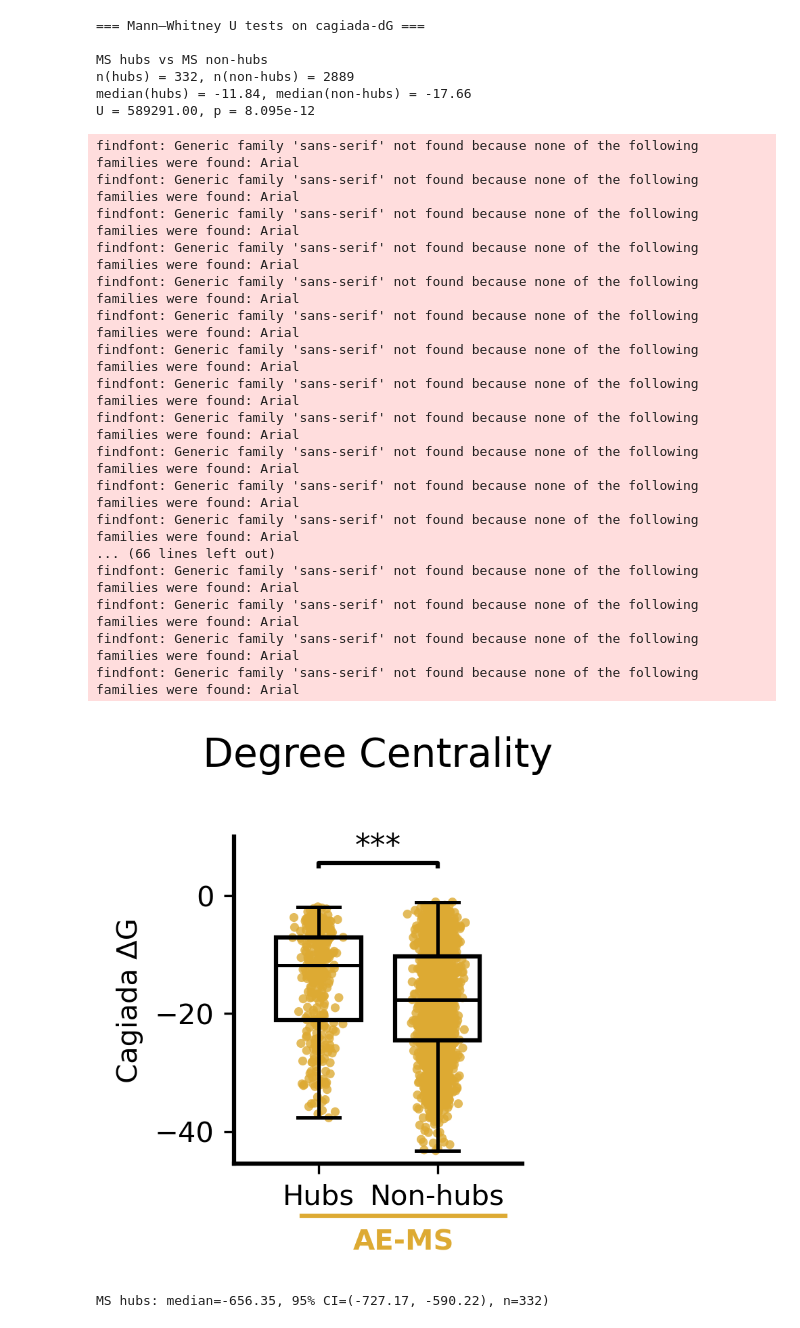
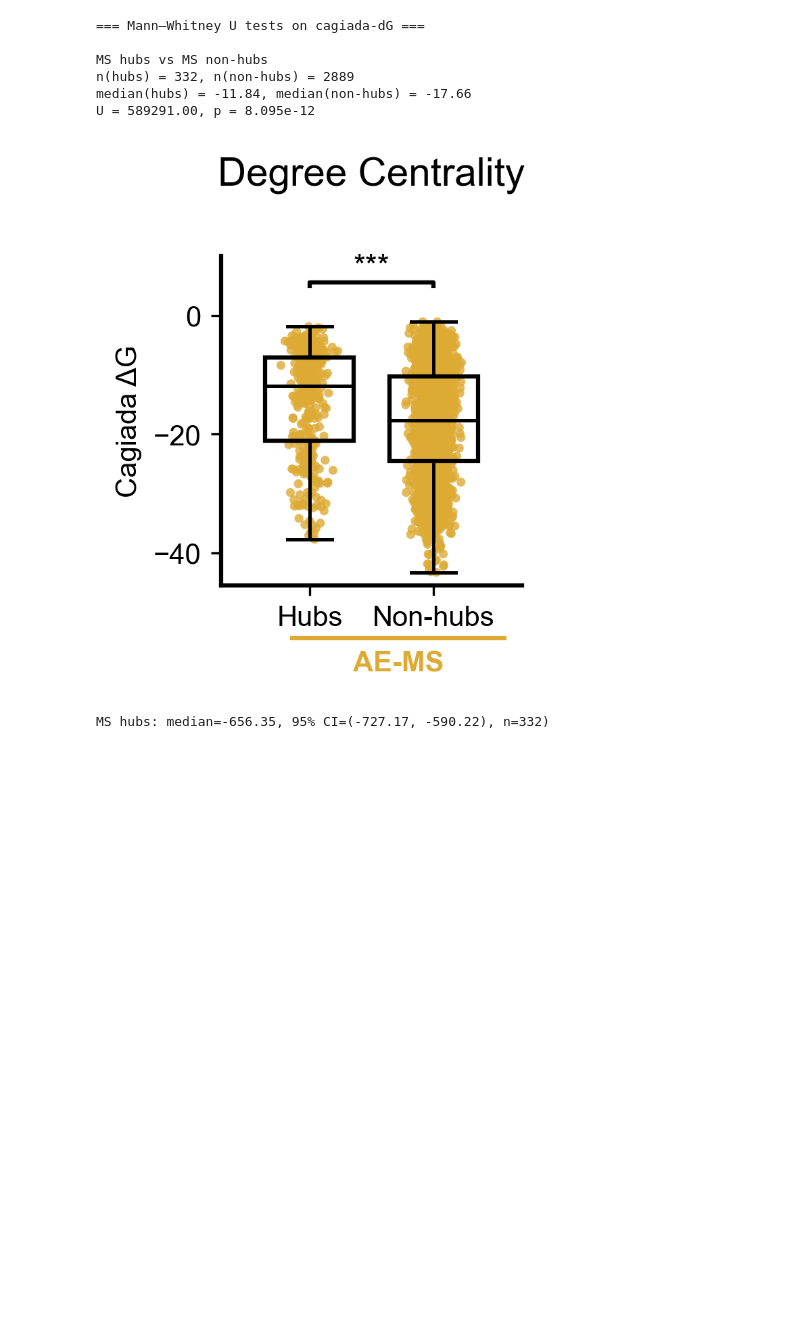
Before and after one commit to NCEMS/energetic-origins-of-PPI-connectivity, a Jupyter notebook: analysis-notebooks/from-muskan/3-figure-v2.ipynb.ipynb, the cells around one changed output. Drawn from its saved outputs; the diff is of its cells as text; code cells hidden in the pictures; blank space fills up the shorter version.

```diff
--- a/analysis-notebooks/from-muskan/3-figure-v2.ipynb.ipynb
+++ b/analysis-notebooks/from-muskan/3-figure-v2.ipynb.ipynb
@@ -209,7 +209,7 @@ for pos, (vals, color) in zip(positions, zip(group_vals, group_colors)):
 # --- Boxplots on top: outlines only, no fill, no fliers ---
 bp = ax.boxplot(
     group_vals,
-    labels=["Hubs", "Non\u2011hubs"],
+    labels=["Hubs", "Non-hubs"],
     positions=[1, 1.7],
     widths=0.5,
     patch_artist=True,
@@ -440,7 +423,7 @@ for pos, (vals, color) in zip(positions, zip(group_vals, group_colors)):
 # --- Boxplots on top: outlines only, no fill, no fliers ---
 bp = ax.boxplot(
     group_vals,
-    labels=["Hubs", "Non\u2011hubs"],
+    labels=["Hubs", "Non-hubs"],
     positions=[1, 1.7],
     widths=0.5,
     patch_artist=True,
@@ -480,51 +463,34 @@ ax.set_ylim(y_min * 1.05, y_max)   # 5% padding at bottom, 0 at top
 bracket_y = 5  # you can adjust: -1, -3, -5 depending on taste
 add_bracket_with_text(ax, positions[0], positions[1], bracket_y, "***")
 
 # === Horizontal lines + labels under the groups ===
 # Use x-axis transform so these sit below the x-axis, not in data (log) space
 trans = ax.get_xaxis_transform()  # x in data coords, y in axis fraction (0–1)
 
 # AE-MS group label under x-axis
 ax.plot(
     [0.9, 2.1], [-0.16, -0.16],
     transform=trans,
     clip_on=False,
     color=MS_COLOR,
     lw=1.5,
 )
 ax.text(
     1.5, -0.20, "AE-MS",
     transform=trans,
     ha="center",
     va="top",
     fontsize=10,
     fontweight="bold",
     color=MS_COLOR,
 )
 
 plt.xticks(fontsize=10)
 plt.tight_layout()
 plt.savefig(f"{OUT_PATH}3b-2.svg")
 plt.show()
 # %% [output]
-findfont: Generic family 'sans-serif' not found because none of the following families were found: Arial
-findfont: Generic family 'sans-serif' not found because none of the following families were found: Arial
-findfont: Generic family 'sans-serif' not found because none of the following families were found: Arial
-findfont: Generic family 'sans-serif' not found because none of the following families were found: Arial
-findfont: Generic family 'sans-serif' not found because none of the following families were found: Arial
-findfont: Generic family 'sans-serif' not found because none of the following families were found: Arial
-findfont: Generic family 'sans-serif' not found because none of the following families were found: Arial
-findfont: Generic family 'sans-serif' not found because none of the following families were found: Arial
-findfont: Generic family 'sans-serif' not found because none of the following families were found: Arial
-findfont: Generic family 'sans-serif' not found because none of the following families were found: Arial
-findfont: Generic family 'sans-serif' not found because none of the following families were found: Arial
-findfont: Generic family 'sans-serif' not found because none of the following families were found: Arial
-... (66 lines left out)
-findfont: Generic family 'sans-serif' not found because none of the following families were found: Arial
-findfont: Generic family 'sans-serif' not found because none of the following families were found: Arial
-findfont: Generic family 'sans-serif' not found because none of the following families were found: Arial
-findfont: Generic family 'sans-serif' not found because none of the following families were found: Arial
-[figure, old version]
+[figure, new version]
 # %%
 def bootstrap_ci_median(values, B=1_000_000, ci=95, random_state=27):
     """
```
Also changed, not shown: parts of 3 cells of this notebook, 26 other files.
